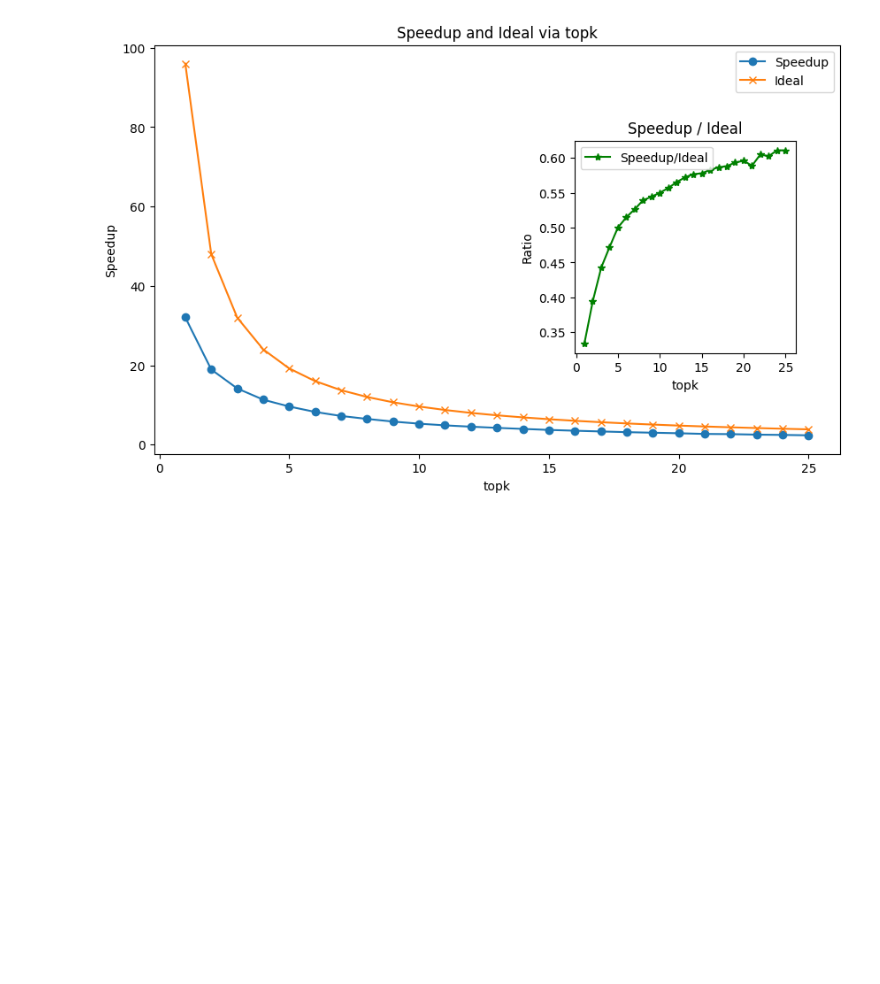
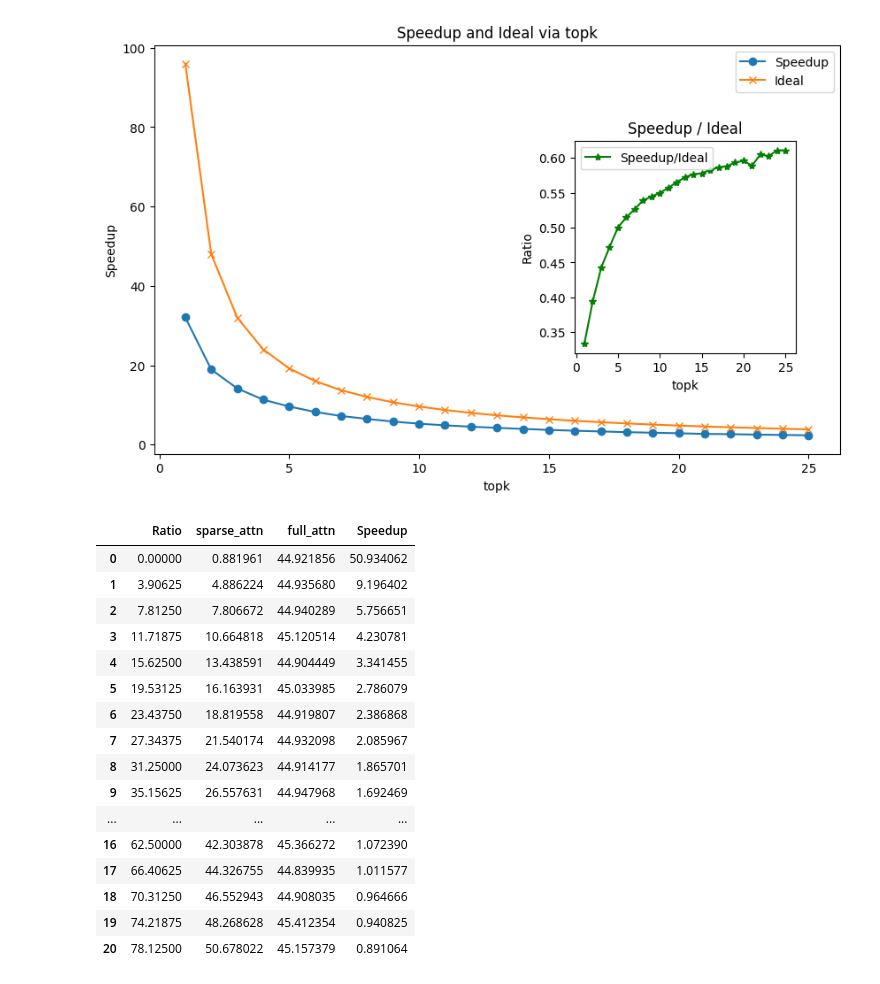
Before and after one commit to Zhichenzzz/Sparse_Attention_Kernel, a Jupyter notebook: plot.ipynb, the cells around one changed output. Saved outputs shown, nothing was run; the diff lists cells and outputs as text; code cells hidden in the pictures; blank space fills up the shorter version.

```diff
--- a/plot.ipynb
+++ b/plot.ipynb
@@ -124,3 +124,46 @@ ax2.legend()
 plt.show()
 # %% [output]
 [figure]
+# %%
+import pandas as pd
+import matplotlib.pyplot as plt
+
+# 读取CSV文件
+file_path = '/home/v-zhizeng/Sparse_Atten_Kernel/sparse_attention/sparse_attn_16k/sparse-attention-batch4-head32-seq16384-causal=True.csv'
+file_2 = '/home/v-zhizeng/Sparse_Atten_Kernel/predictor_kernel/mask_predictor/mask_predictor-batch4-hidden256-Seq16384-fwd.csv'
+df1 = pd.read_csv(file_path)
+df2 = pd.read_csv(file_2)
+
+df1
+df1['Ratio'] = df1['topk'].apply(lambda x: x/128 *100)
+df2['Ratio'] = df2['topk'].apply(lambda x: x/128 *100)
+df1['Speedup'] = df1['Flash-2'] / df1['Triton [FP16]']
+df2['Speedup'] = df2['Torch-fp16'] / df2['Triton-fp16']
+
+df3 = pd.merge(df1, df2, on='Ratio', how='inner')
+df3
+# df3 = df3[['Ratio', 'Speedup_x', 'Speedup_y']]
+df3['sparse_attn'] = df3['Triton [FP16]'] + df3['Triton-fp16']
+df3['full_attn'] = df3['Flash-2']
+df3['Speedup'] = df3['full_attn'] / df3['sparse_attn']
+df3 = df3[['Ratio', 'sparse_attn', 'full_attn','Speedup']]
+df3
+# df1
+# %% [output]
+|  | Ratio | sparse_attn | full_attn | Speedup |
+| 0 | 0.00000 | 0.881961 | 44.921856 | 50.934062 |
+| 1 | 3.90625 | 4.886224 | 44.935680 | 9.196402 |
+| 2 | 7.81250 | 7.806672 | 44.940289 | 5.756651 |
+| 3 | 11.71875 | 10.664818 | 45.120514 | 4.230781 |
+| 4 | 15.62500 | 13.438591 | 44.904449 | 3.341455 |
+| 5 | 19.53125 | 16.163931 | 45.033985 | 2.786079 |
+| 6 | 23.43750 | 18.819558 | 44.919807 | 2.386868 |
+| 7 | 27.34375 | 21.540174 | 44.932098 | 2.085967 |
+| 8 | 31.25000 | 24.073623 | 44.914177 | 1.865701 |
+| 9 | 35.15625 | 26.557631 | 44.947968 | 1.692469 |
+| ... | ... | ... | ... | ... |
+| 16 | 62.50000 | 42.303878 | 45.366272 | 1.072390 |
+| 17 | 66.40625 | 44.326755 | 44.839935 | 1.011577 |
+| 18 | 70.31250 | 46.552943 | 44.908035 | 0.964666 |
+| 19 | 74.21875 | 48.268628 | 45.412354 | 0.940825 |
+| 20 | 78.12500 | 50.678022 | 45.157379 | 0.891064 |
```
Also changed, not shown: parts of 1 cell of this notebook, 16 other files.
